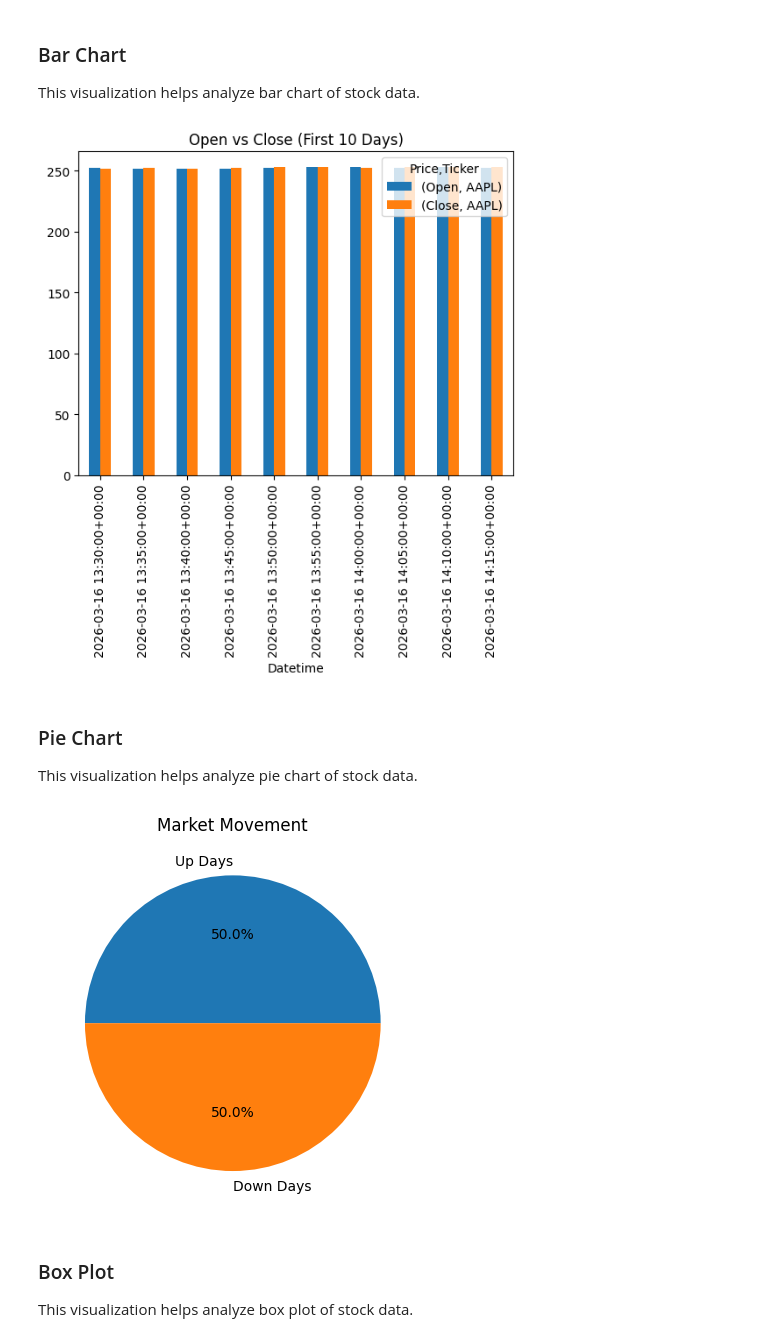
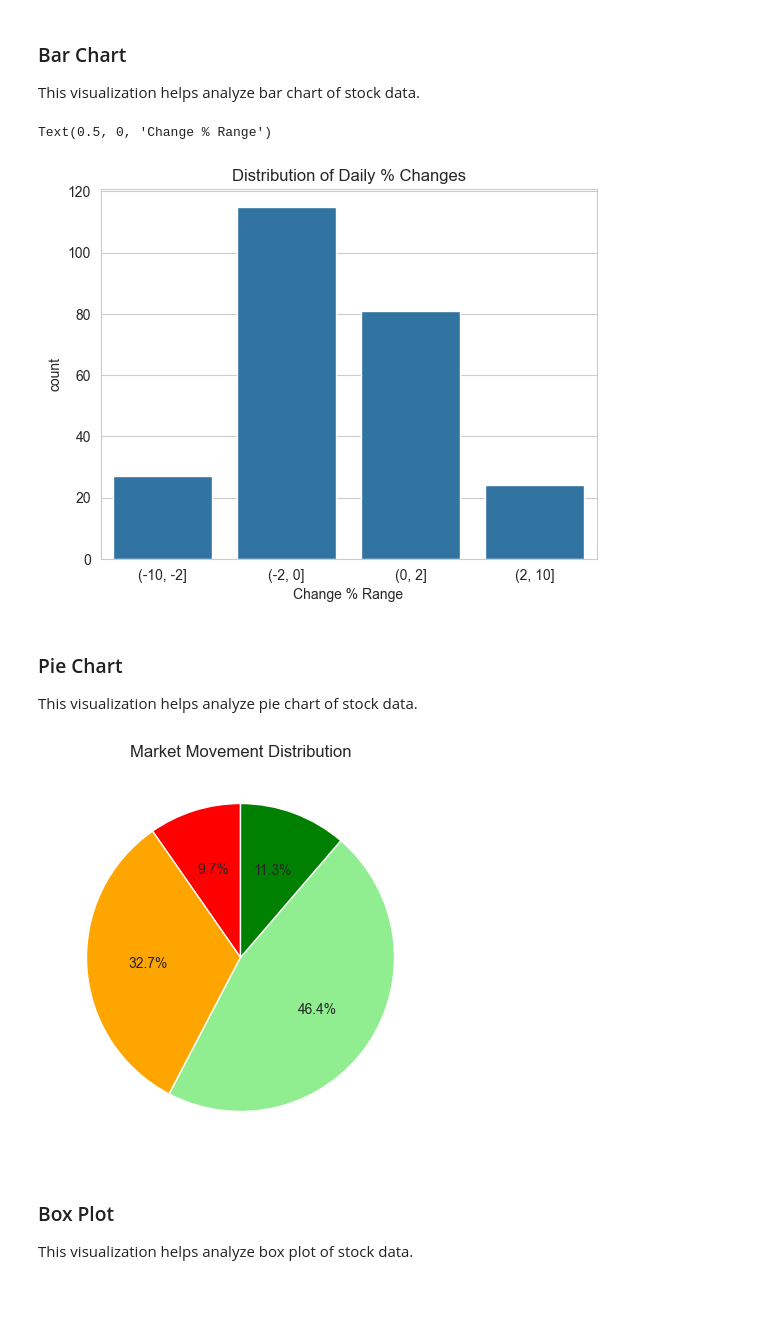
Before and after one commit to harsh4214/Practise-, a Jupyter notebook: Stock Project.ipynb, the cells around one changed output. Drawn from its saved outputs; the diff is of its cells as text; code cells hidden in the pictures; blank space fills up the shorter version.

```diff
--- a/Stock Project.ipynb
+++ b/Stock Project.ipynb
@@ -40,6 +40,7 @@ df.head()
 Handle missing values and format date column if present.
 # %%
 df.dropna(inplace=True)
+df.columns = df.columns.droplevel(1)
 
 if 'Date' in df.columns:
     df['Date'] = pd.to_datetime(df['Date'])
@@ -73,8 +76,13 @@ Different plots to understand trends, distributions, and relationships.
 
 This visualization helps analyze line plot of stock data.
 # %%
-plt.figure()
-plt.plot(df['Close'])
-plt.title('Stock Closing Price Over Time')
-plt.show()
+sns.set_style("whitegrid")
+
+plt.figure(figsize=(8,4))
+sns.lineplot(data=df['Close'], linewidth=2)
+
+plt.title('Stock Closing Price')
+plt.xticks(rotation=45)
+
+plt.tight_layout()
 # %% [output]
@@ -95,10 +103,10 @@ plt.show()
 
 This visualization helps analyze scatter plot of stock data.
 # %%
-plt.figure()
-plt.scatter(df['Open'], df['Close'])
+sns.set_style("whitegrid")
+plt.figure(figsize=(6,4))
+sns.scatterplot(x=df['Open'],y=df['Close'])
 plt.title('Open vs Close')
-plt.xlabel('Open')
-plt.ylabel('Close')
+plt.tight_layout()
 plt.show()
 # %% [output]
@@ -108,28 +116,28 @@ plt.show()
 
 This visualization helps analyze bar chart of stock data.
 # %%
-df[['Open', 'Close']].head(10).plot(kind='bar')
-plt.title('Open vs Close (First 10 Days)')
-plt.show()
+sns.set_style("whitegrid")
+
+df['Cg%'] = ((df['Close'] - df['Open']) / df['Open']) * 100
+sns.countplot(x=pd.cut(df['Cg%'], bins=[-10,-2,0,2,10]))
+plt.title('Distribution of Daily % Changes')
+plt.xlabel('Change % Range')
 # %% [output]
+Text(0.5, 0, 'Change % Range')
-[figure, old version]
+[figure, new version]
 # %% [markdown]
 ### Pie Chart
 
 This visualization helps analyze pie chart of stock data.
 # %%
-labels = ['Up Days', 'Down Days']
-sizes = [
-    len(df[df['Close'] > df['Open']]),
-    len(df[df['Close'] <= df['Open']])
-]
-
-plt.figure()
-plt.pie(sizes, labels=labels, autopct='%1.1f%%')
-plt.title('Market Movement')
+plt.figure(figsize=(5,5))
+change = ((df['Close'] - df['Open']) / df['Open']) * 100
+sizes = [(change > 2).sum(),((change > 0) & (change <= 2)).sum(),((change <= 0) & (change > -2)).sum(),(change <= -2).sum()]
+plt.pie(sizes,autopct='%1.1f%%',startangle=90,colors=['red','orange','lightgreen','green'])
+plt.title('Market Movement Distribution')
 plt.show()
 # %% [output]
-[figure, old version]
+[figure, new version]
 # %% [markdown]
 ### Box Plot
 
```
Also changed, not shown: parts of 12 cells of this notebook.
